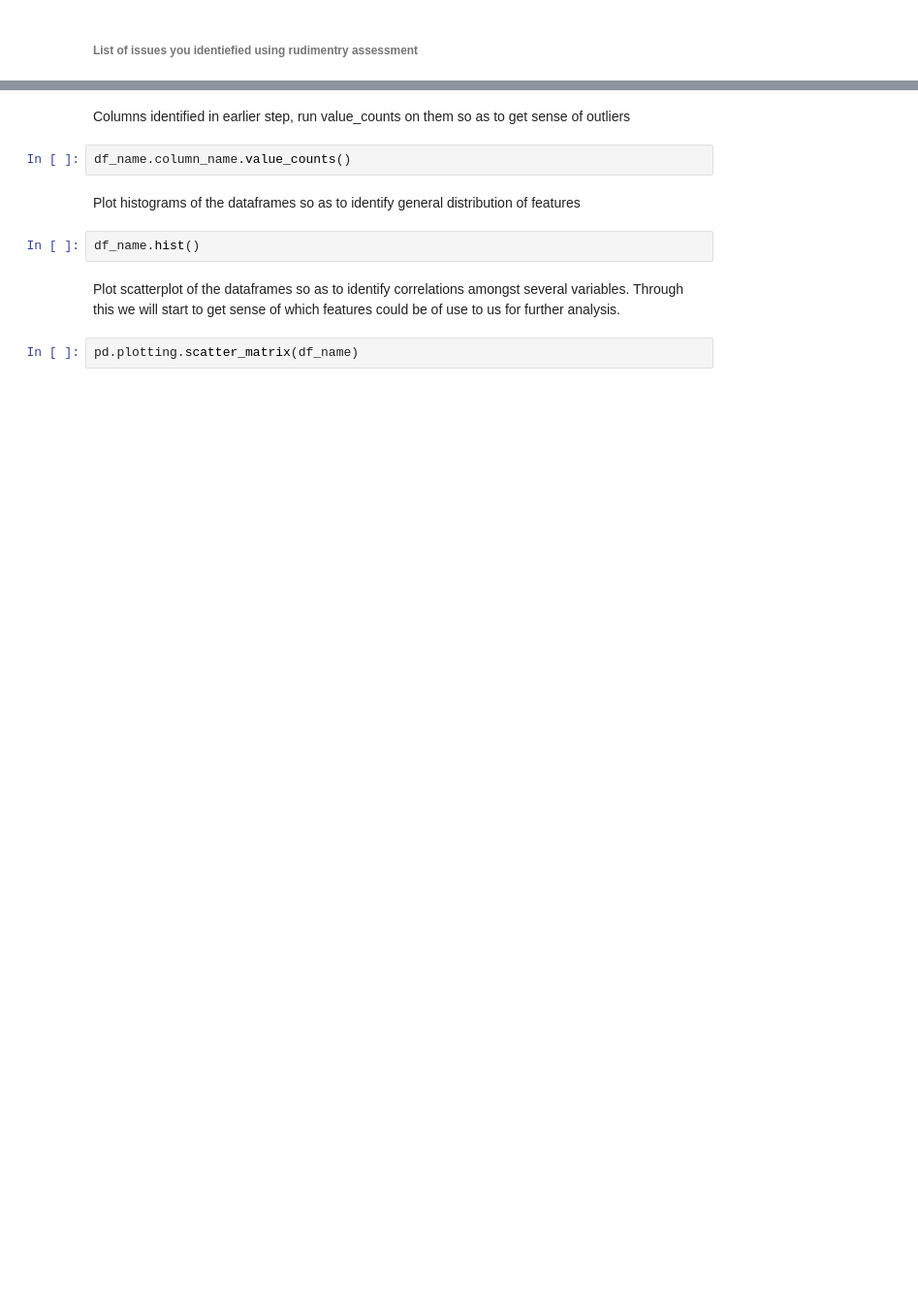
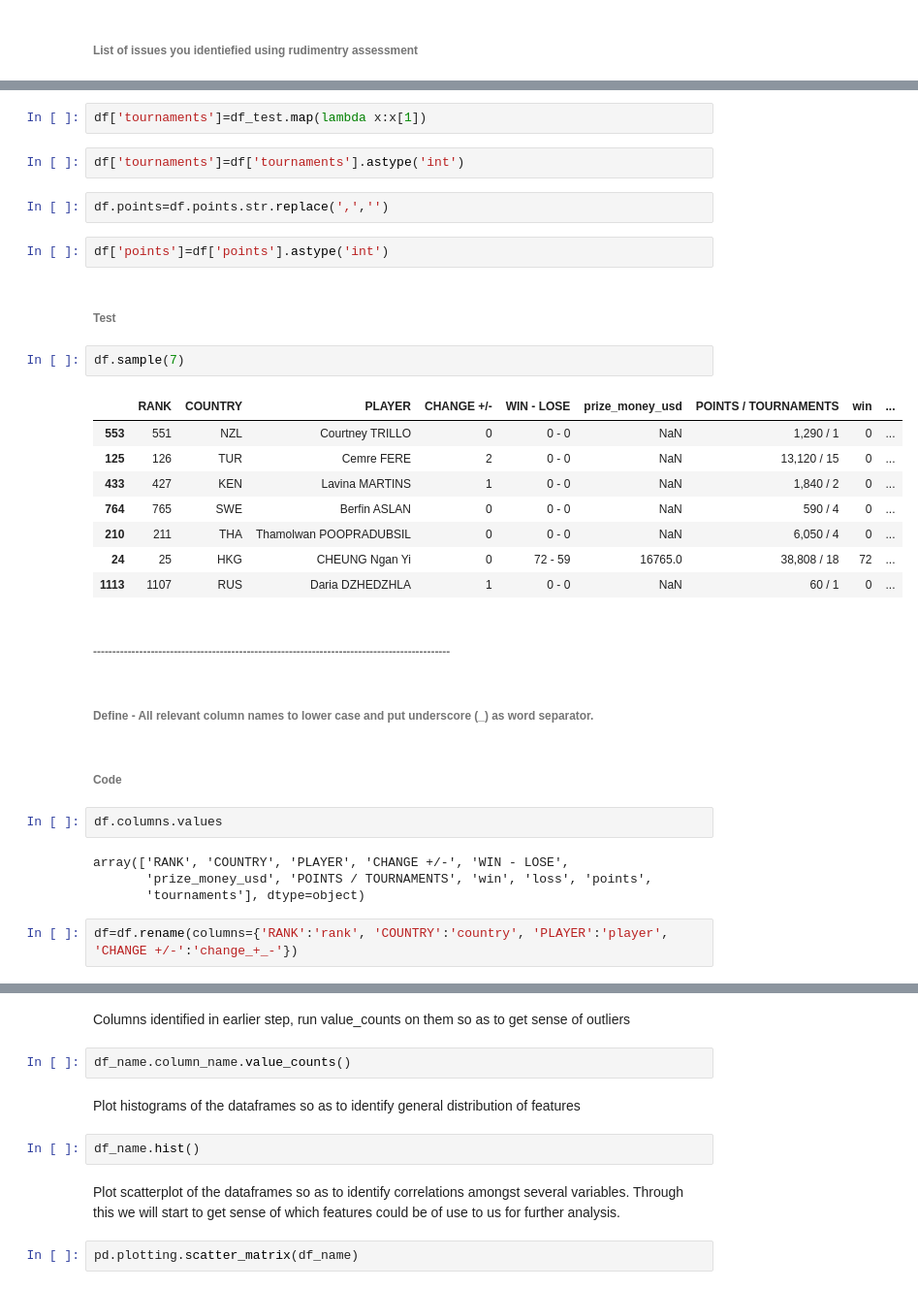
Before and after one commit to sdaphtardar/bwf-data, a Jupyter notebook: Data_Analysis_BWF-data.ipynb, the cells around one changed output, grey strips where cells are left out. Shown: that part at 97% size. Saved outputs shown, nothing was run; the diff lists cells and outputs as text; blank space fills up the shorter version.

```diff
--- a/Data_Analysis_BWF-data.ipynb
+++ b/Data_Analysis_BWF-data.ipynb
@@ -75,0 +414,35 @@ df_name.corr()
+# %%
+df['tournaments']=df_test.map(lambda x:x[1])
+# %%
+df['tournaments']=df['tournaments'].astype('int')
+# %%
+df.points=df.points.str.replace(',','')
+# %%
+df['points']=df['points'].astype('int')
+# %% [markdown]
+######  Test
+# %%
+df.sample(7)
+# %% [output]
+|  | RANK | COUNTRY | PLAYER | CHANGE +/- | WIN - LOSE | prize_money_usd | POINTS / TOURNAMENTS | win | ... |
+| 553 | 551 | NZL | Courtney TRILLO | 0 | 0 - 0 | NaN | 1,290 / 1 | 0 | ... |
+| 125 | 126 | TUR | Cemre FERE | 2 | 0 - 0 | NaN | 13,120 / 15 | 0 | ... |
+| 433 | 427 | KEN | Lavina MARTINS | 1 | 0 - 0 | NaN | 1,840 / 2 | 0 | ... |
+| 764 | 765 | SWE | Berfin ASLAN | 0 | 0 - 0 | NaN | 590 / 4 | 0 | ... |
+| 210 | 211 | THA | Thamolwan POOPRADUBSIL | 0 | 0 - 0 | NaN | 6,050 / 4 | 0 | ... |
+| 24 | 25 | HKG | CHEUNG Ngan Yi | 0 | 72 - 59 | 16765.0 | 38,808 / 18 | 72 | ... |
+| 1113 | 1107 | RUS | Daria DZHEDZHLA | 1 | 0 - 0 | NaN | 60 / 1 | 0 | ... |
+# %% [markdown]
+###### ---------------------------------------------------------------------------------------------
+# %% [markdown]
+###### Define - All relevant column names to lower case and put underscore (_) as word separator.
+# %% [markdown]
+###### Code
+# %%
+df.columns.values
+# %% [output]
+array(['RANK', 'COUNTRY', 'PLAYER', 'CHANGE +/-', 'WIN - LOSE',
+       'prize_money_usd', 'POINTS / TOURNAMENTS', 'win', 'loss', 'points',
+       'tournaments'], dtype=object)
+# %%
+df=df.rename(columns={'RANK':'rank', 'COUNTRY':'country', 'PLAYER':'player', 'CHANGE +/-':'change_+_-'})
```
Also changed, not shown: parts of 91 cells of this notebook.
